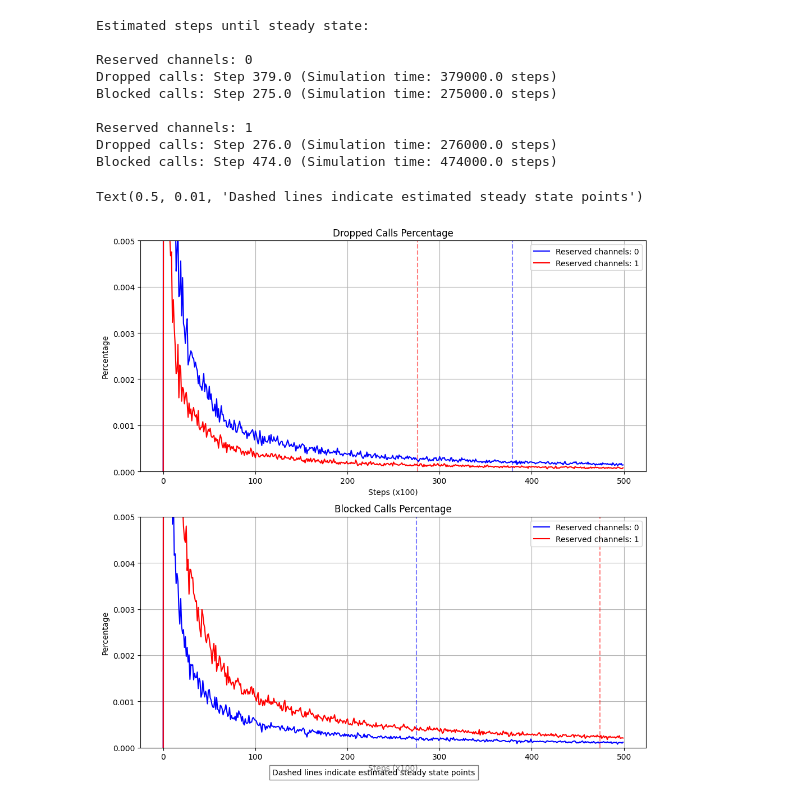
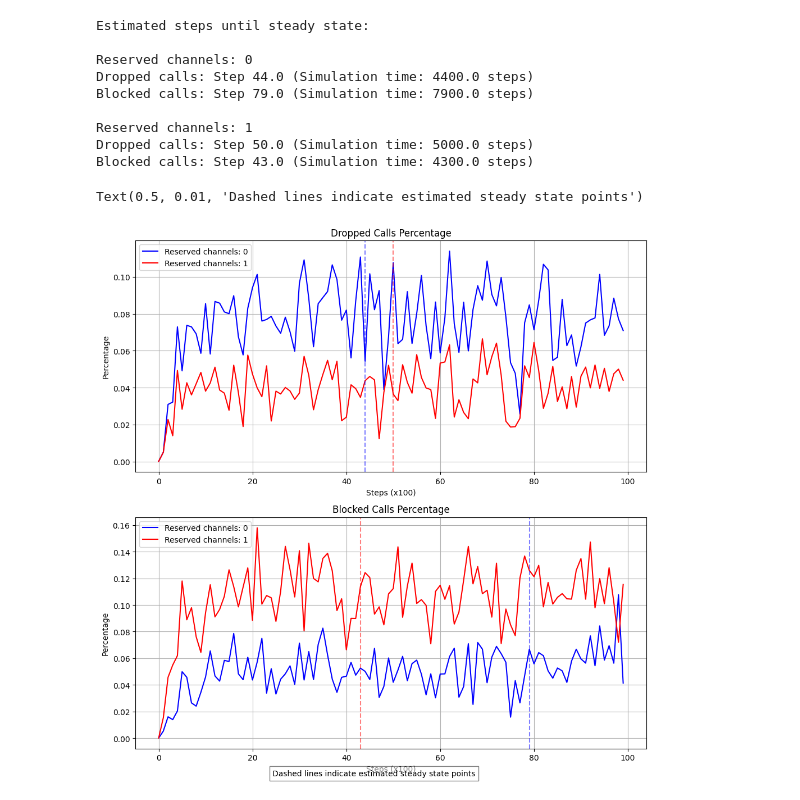
Before and after one commit to Greg-Lim/SC4054_Assignment, a Jupyter notebook: steady_state.ipynb, the cells around one changed output. Cells and saved outputs as stored; diff of their text form; code cells hidden in the pictures.

Commit message:
Steady state works

```diff
--- a/steady_state.ipynb
+++ b/steady_state.ipynb
@@ -15,8 +15,8 @@ from concurrent.futures import ThreadPoolExecutor, as_completed
 # The objective is to find how many steps are needed to reach steady state
 
 NUMBER_OF_SIMULATIONS = 10
-NUMBER_OF_BIG_STEPS = 500 # 1000 * 100 = 100000 steps
-BIG_STEP_SIZE = 1000 # 100 steps
+NUMBER_OF_BIG_STEPS = 100 # 1000 * 100 = 100000 steps
+BIG_STEP_SIZE = 100 # 100 steps
 CHANNEL_RESERVED_FOR_HANDOVER = (0,1)
 
 # results to collect are blocked, dropped, completed.
@@ -65,7 +65,7 @@ results_diff_percentage = np.zeros((len(CHANNEL_RESERVED_FOR_HANDOVER), NUMBER_O
 for i in range(len(CHANNEL_RESERVED_FOR_HANDOVER)):
     for j in range(NUMBER_OF_SIMULATIONS):
         for k in range(NUMBER_OF_BIG_STEPS):
-            total = results[i, j, k, 0] + results[i, j, k, 1] + results[i, j, k, 2]
+            total = results_diff[i, j, k, 0] + results_diff[i, j, k, 1] + results_diff[i, j, k, 2]
             if total > 0:
                 results_diff_percentage[i, j, k, 0] = results_diff[i, j, k, 0] / total
                 results_diff_percentage[i, j, k, 1] = results_diff[i, j, k, 1] / total
@@ -90,7 +90,6 @@ for i in range(len(CHANNEL_RESERVED_FOR_HANDOVER)):
     axs[0].set_title('Dropped Calls Percentage')
     axs[0].set_xlabel('Steps (x100)')
     axs[0].set_ylabel('Percentage')
-    axs[0].set_ylim(0, 0.005)  # Set y-axis max to 0.001
     axs[0].legend()
     axs[0].grid(True)
 
@@ -99,30 +98,42 @@ for i in range(len(CHANNEL_RESERVED_FOR_HANDOVER)):
     axs[1].set_title('Blocked Calls Percentage')
     axs[1].set_xlabel('Steps (x100)')
     axs[1].set_ylabel('Percentage')
-    axs[1].set_ylim(0, 0.005)  # Set y-axis max to 0.001
     axs[1].legend()
     axs[1].grid(True)
 
 fig.tight_layout()
 
 # Define a function to find the point of steady state
-def find_steady_state(data, window_size=50, threshold=0.00002):
+def find_steady_state_variance(data, window_size=50, var_ratio_tol=0.1):
     """
-    Find the step where the system reaches steady state.
+    Find the step where variance stabilizes (steady state).
 
     Parameters:
-    - data: array of percentages over time
-    - window_size: size of the rolling window to check for stability
-    - threshold: maximum standard deviation allowed in the window to consider it stable
+    - data: 1D array of metric values over time
+    - window_size: number of steps to compare
+    - var_ratio_tol: tolerance for variance ratio to be considered stable (e.g. ±10%)
 
     Returns:
-    - step where steady state begins
+    - index of steady state step
     """
-    for i in range(window_size, len(data)):
-        window = data[i-window_size:i]
-        if np.std(window) < threshold:
+    for i in range(window_size * 2, len(data)):
+        early_window = data[i - 2*window_size : i - window_size]
+        late_window = data[i - window_size : i]
+
+        early_var = np.var(early_window)
+        late_var = np.var(late_window)
+
+        if early_var == 0:
+            continue  # avoid divide-by-zero
+
+        ratio = late_var / early_var
+
+        if 1 - var_ratio_tol <= ratio <= 1 + var_ratio_tol:
             return i
-    return len(data)  # If no steady state found, return the last step
+
+    return len(data)
+
+
 
 # Find steady state for each case
 steady_states = np.zeros((len(CHANNEL_RESERVED_FOR_HANDOVER), 2))  # [dropped, blocked] for each reservation setting
@@ -134,37 +145,37 @@ for i in range(len(CHANNEL_RESERVED_FOR_HANDOVER)):
     dropped_pct = np.mean(results_diff_percentage[i, :, :, 0], axis=0)
     blocked_pct = np.mean(results_diff_percentage[i, :, :, 1], axis=0)
 
     # Find steady state points
-    steady_dropped = find_steady_state(dropped_pct, STEADY_STATE_THRESHOLD)
-    steady_blocked = find_steady_state(blocked_pct, STEADY_STATE_THRESHOLD)
+    steady_dropped = find_steady_state_variance(dropped_pct, 10, 0.01)
+    steady_blocked = find_steady_state_variance(blocked_pct, 10, 0.01)
 
     steady_states[i, 0] = steady_dropped
     steady_states[i, 1] = steady_blocked
 
 # Print the steps where steady state begins (in terms of steps and actual simulation time)
 print("Estimated steps until steady state:")
 for i, channels in enumerate(CHANNEL_RESERVED_FOR_HANDOVER):
     print(f"\nReserved channels: {channels}")
     print(f"Dropped calls: Step {steady_states[i, 0]} (Simulation time: {steady_states[i, 0] * BIG_STEP_SIZE} steps)")
     print(f"Blocked calls: Step {steady_states[i, 1]} (Simulation time: {steady_states[i, 1] * BIG_STEP_SIZE} steps)")
 
 # Add vertical lines to the plots indicating steady state points
 for i in range(len(CHANNEL_RESERVED_FOR_HANDOVER)):
     axs[0].axvline(x=steady_states[i, 0], color=colors[i], linestyle='--', alpha=0.5)
     axs[1].axvline(x=steady_states[i, 1], color=colors[i], linestyle='--', alpha=0.5)
 
 # Add a textbox explaining the dashed lines
 fig.text(0.5, 0.01, 'Dashed lines indicate estimated steady state points',
          ha='center', fontsize=10, bbox=dict(facecolor='white', alpha=0.5))
 # %% [output]
 Estimated steps until steady state:
 
 Reserved channels: 0
-Dropped calls: Step 379.0 (Simulation time: 379000.0 steps)
-Blocked calls: Step 275.0 (Simulation time: 275000.0 steps)
+Dropped calls: Step 44.0 (Simulation time: 4400.0 steps)
+Blocked calls: Step 79.0 (Simulation time: 7900.0 steps)
 
 Reserved channels: 1
-Dropped calls: Step 276.0 (Simulation time: 276000.0 steps)
-Blocked calls: Step 474.0 (Simulation time: 474000.0 steps)
+Dropped calls: Step 50.0 (Simulation time: 5000.0 steps)
+Blocked calls: Step 43.0 (Simulation time: 4300.0 steps)
 Text(0.5, 0.01, 'Dashed lines indicate estimated steady state points')
-[figure, old version]
+[figure, new version]
```
